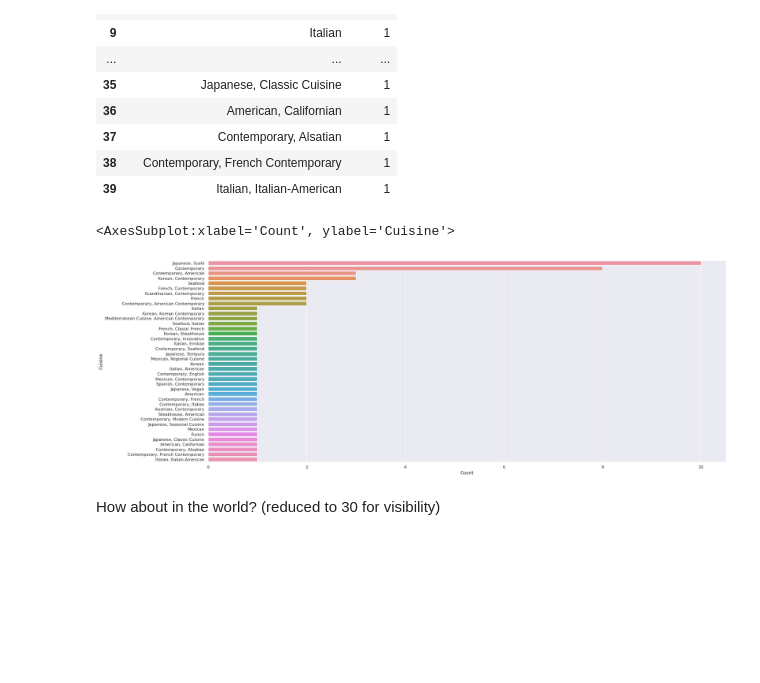
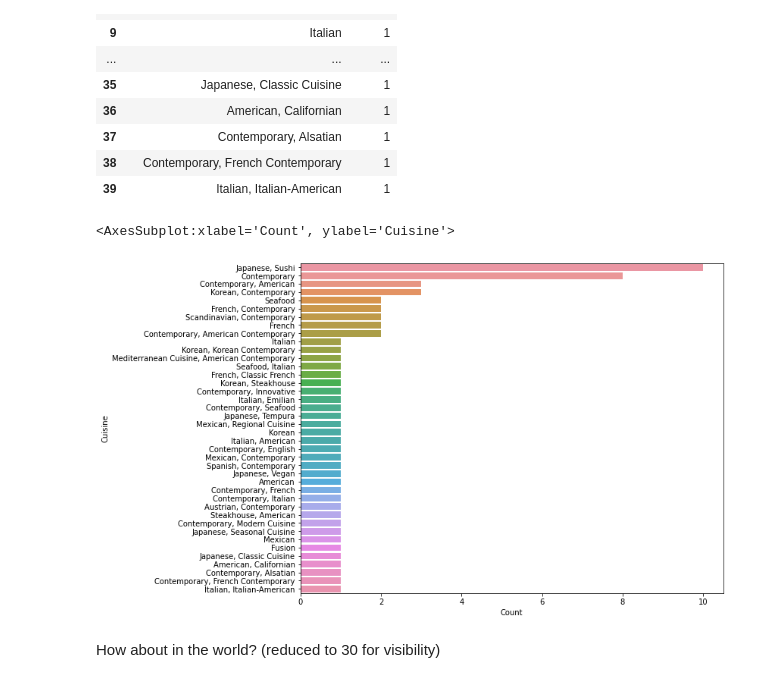
Before and after one commit to haokliao/CIS-3120, a Jupyter notebook: Project2b.ipynb, the cells around one changed output. Drawn from its saved outputs; the diff is of its cells as text; code cells hidden in the pictures; blank space fills up the shorter version.

```diff
--- a/Project2b.ipynb
+++ b/Project2b.ipynb
@@ -26,5 +28,8 @@ michelin_df.head()
 Overall Michelin Starred Restaurant Counts in this dataset
 # %%
 #michelin star counts
-sns.histplot(michelin_df, x='Award')
+figsize = (10,8)
+
+fig = plt.subplots(figsize=figsize)
+sns.histplot(michelin_df, x='Award').set(title='Number of Michelin Starred Restaurants across world')
 # %% [output]
@@ -181,0 +216,3 @@ sns.histplot(ny_michelin['MaxPrice'], bins=5)
+# %%
+ny_michelin['Bins'] = pd.cut(ny_michelin['MaxPrice'],5)
+ny_michelin['Bins']
@@ -231,11 +305,12 @@ ny_cuisines
 | 38 | Contemporary, French Contemporary | 1 |
 | 39 | Italian, Italian-American | 1 |
 # %%
+fig = plt.subplots(figsize=figsize)
 sns.barplot(y='Cuisine', x='Count', data=ny_cuisines)
 #wonder why Michelin loves Japanese food!
 # %% [output]
 <AxesSubplot:xlabel='Count', ylabel='Cuisine'>
-[figure, old version]
+[figure, new version]
 # %% [markdown]
 How about in the world? (reduced to 30 for visibility)
 # %%
```
Also changed, not shown: parts of 23 cells of this notebook, 1 other file.
